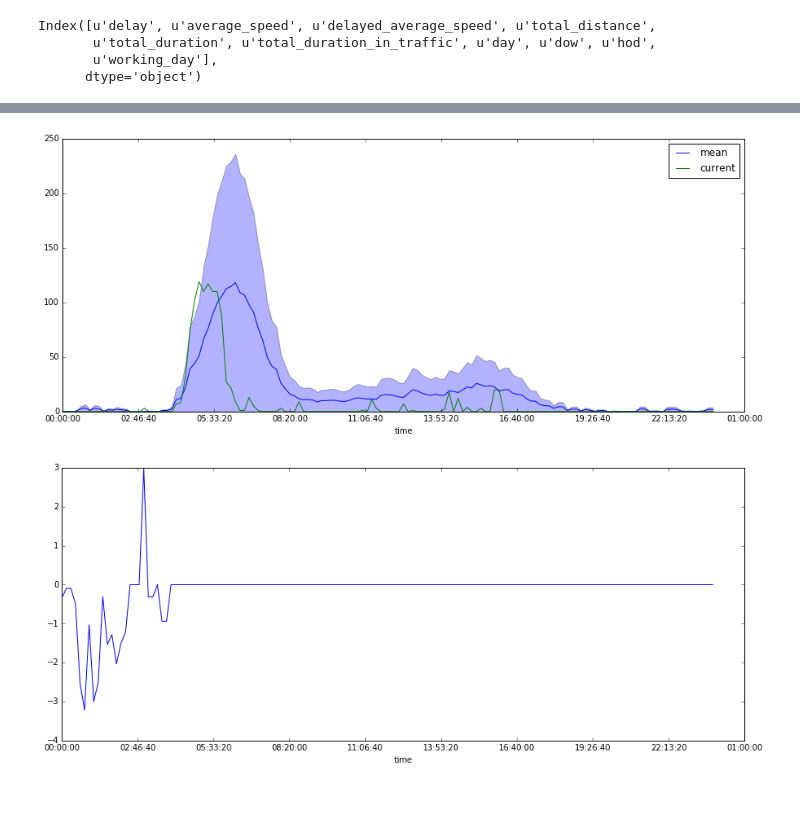
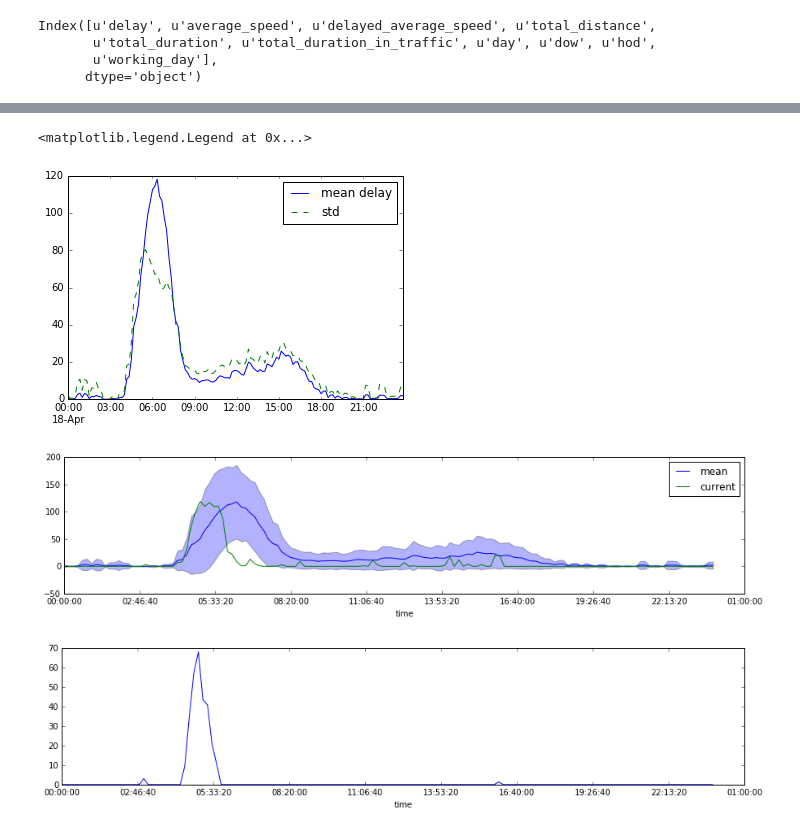
Before and after one commit to yhaddad/traffic-analysis-linz, a Jupyter notebook: 2-unexpected-event-detection.ipynb, the cells around one changed output, grey strips where cells are left out. Cells and saved outputs as stored; diff of their text form; code cells hidden in the pictures; blank space fills up the shorter version.

```diff
--- a/2-unexpected-event-detection.ipynb
+++ b/2-unexpected-event-detection.ipynb
@@ -41,12 +41,20 @@ c_data['tod'] = c_data.index.time
 # %%
 mean_wod = h_data[h_data.working_day == True  ].groupby('tod').mean().reset_index()
 mean_wnd = h_data[h_data.working_day == False ].groupby('tod').mean().reset_index()
-std_wod  = h_data[h_data.working_day == True  ].groupby('tod').mean().reset_index()
-std_wnd  = h_data[h_data.working_day == False ].groupby('tod').mean().reset_index()
+
+std_wod  = h_data[['tod','delay']][h_data.working_day == True  ].groupby('tod').std().reset_index()
+std_wnd  = h_data[['tod','delay']][h_data.working_day == False ].groupby('tod').std().reset_index()
 # %%
 c_data['delta'] = np.zeros(c_data.shape[0])
+c_data['delay_std' ] = np.zeros(c_data.shape[0])
+c_data['delay_mean'] = np.zeros(c_data.shape[0])
 # %%
-for i in range(0,24):
-    c_data.loc[(c_data.tod == mean_wod.tod[i] ) & (c_data.working_day == True), 'delta'] = c_data[(c_data.tod == mean_wod.tod[i] ) & (c_data.working_day == True)].delay - mean_wod.delay[i]
-for i in range(0,24):
-    c_data.loc[(c_data.tod == mean_wnd.tod[i] ) & (c_data.working_day == False),'delta'] = c_data[(c_data.tod == mean_wnd.tod[i] ) & (c_data.working_day == False)].delay - mean_wnd.delay[i]
+for i in range(0,mean_wod.tod.shape[0]):
+    #c_data.loc[(c_data.tod == mean_wod.tod[i] ) & (c_data.working_day == True), 'delta'     ] = c_data[(c_data.tod == mean_wod.tod[i] ) & (c_data.working_day == True)].delay - mean_wod.delay[i]
+    c_data.loc[(c_data.tod == std_wod.tod[i] ) & (c_data.working_day == True), 'delay_std' ]  = std_wod.delay[i]
+    c_data.loc[(c_data.tod == mean_wod.tod[i] ) & (c_data.working_day == True), 'delay_mean'] = mean_wod.delay[i]
+
+for i in range(0,mean_wod.tod.shape[0]):
+    #c_data.loc[(c_data.tod == mean_wnd.tod[i] ) & (c_data.working_day == False),'delta'     ] = c_data[(c_data.tod == mean_wnd.tod[i] ) & (c_data.working_day == False)].delay - mean_wnd.delay[i]
+    c_data.loc[(c_data.tod == std_wnd.tod[i] ) & (c_data.working_day == False),'delay_std' ]  = std_wnd.delay[i]
+    c_data.loc[(c_data.tod == mean_wnd.tod[i] ) & (c_data.working_day == False),'delay_mean'] = mean_wnd.delay[i]
@@ -59,16 +61,26 @@ c_data.delay.plot(ls='--')
+# %%
+c_data['delta'] = c_data.delay - c_data.delay_mean
+c_data.loc[c_data.delta  < 0, 'delta' ] = 0
+# %%
+c_data.delay_mean.plot(ls='-', label = 'mean delay')
+c_data.delay_std.plot(ls='--', label = 'std')
+plt.legend()
+# %% [output]
+<matplotlib.legend.Legend at 0x...>
+[figure, added]
 # %%
-plt.figure(figsize=(15,6))
+plt.figure(figsize=(15,3))
 plt.plot(mean_wod.tod.values, mean_wod.delay, label = 'mean')
 plt.fill_between(mean_wod.tod.values,
                  (mean_wod.delay - std_wod.delay),
                  (mean_wod.delay + std_wod.delay),
                  alpha=0.3)
 plt.plot(c_data.tod, c_data.delay, label = 'current')
 plt.legend()
 plt.show()
-plt.figure(figsize=(15,6))
-plt.plot(c_data.tod, c_data.delta, label = 'current')
+plt.figure(figsize=(15,3))
+plt.plot(c_data.tod, c_data.delta, label = 'difference')
 plt.show()
 # %% [output]
-[figure, old version]
+[figure, new version]
-[figure, old version]
+[figure, new version]
```
Also changed, not shown: parts of 6 cells of this notebook, 4 other files.
